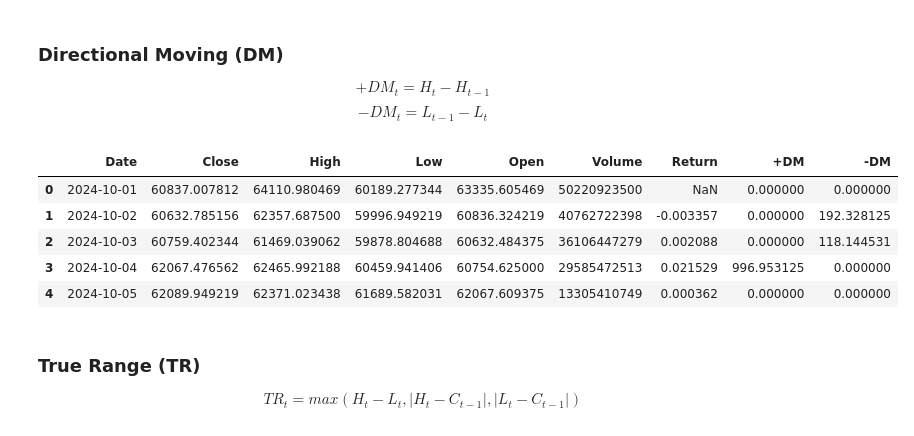
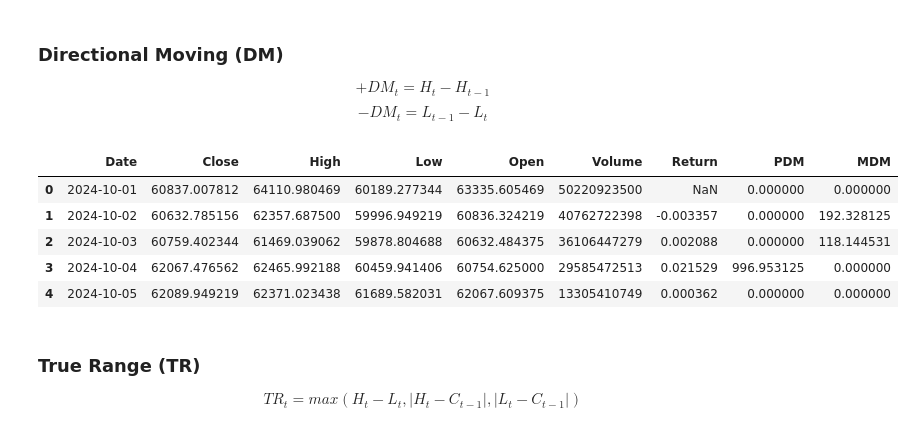
Before and after one commit to AminFiroozi/TA-HW3, a Jupyter notebook: HW3-401521471-AminFiroozi.ipynb, the cells around one changed output. Saved outputs shown, nothing was run; the diff lists cells and outputs as text; code cells hidden in the pictures.

Commit message:
Feat/final strategy (#5)
* feat: add final strategy

* chore: define constants for column names

* fix: delete backtesting

* fix: delete rl stuff

```diff
--- a/HW3-401521471-AminFiroozi.ipynb
+++ b/HW3-401521471-AminFiroozi.ipynb
@@ -29,3 +34,29 @@ END_DATE = "2025-10-01"
+# %%
+RETURN = 'Return'
+PLUS_DM = 'PDM'
+MINUS_DM = 'MDM'
+TR = 'TR'
+ATR = 'ATR'
+SMA_PLUS_DM = 'SMA+DM'
+SMA_MINUS_DM = 'SMA-DM'
+PLUS_DI = 'PDI'
+MINUS_DI = 'MDI'
+DX = 'DX'
+ADX = 'ADX'
+MARKET_STATE = 'MARKET_STATE'
+SMA_SHORT = 'SMA_SHORT'
+SMA_LONG = 'SMA_LONG'
+SMA_SIGNAL = 'SMA_SIGNAL'
+SMA_CROSSOVER = 'SMA_CROSSOVER'
+GAIN = 'GAIN'
+LOSS = 'LOSS'
+AVERAGE_GAIN = 'AVERAGE_GAIN'
+AVERAGE_LOSS = 'AVERAGE_LOSS'
+RS = 'RS'
+RSI = 'RSI'
+RSI_SIGNAL = 'RSI_SIGNAL'
+RSI_CROSSOVER = 'RSI_CROSSOVER'
+FINAL_STRATEGY = 'FINAL_STRATEGY'
 # %% [markdown]
 ## Indicator
 # %%
@@ -40,3 +75,5 @@ RSI_LOOKBACK = 14
+# %%
+pd.set_option('display.max_rows', 500)
 # %% [markdown]
 # Functions
 # %% [markdown]
@@ -90,31 +120,31 @@ $$ -DM_t = L_{t-1} - L_{t} $$
 # %%
 df['DMP'] = df['High'].diff()
 df['DMN'] = df['Low'].diff()
 
 def apply_dm_logic(row):
     dmp = row['DMP']
     dmn = row['DMN']
 
     dm_plus = dmp if dmp > 0 else 0
     dm_minus = -dmn if dmn < 0 else 0
 
     if dm_plus > 0 and dm_minus > 0:
         if dm_plus > dm_minus:
             dm_minus = 0
         else:
             dm_plus = 0
 
     return pd.Series({'DM_Plus': dm_plus, 'DM_Minus': dm_minus})
 
 dm_results = df.apply(apply_dm_logic, axis=1)
 
-df['+DM'] = dm_results['DM_Plus']
-df['-DM'] = dm_results['DM_Minus']
+df[PLUS_DM] = dm_results['DM_Plus']
+df[MINUS_DM] = dm_results['DM_Minus']
 
 df = df.drop(columns=['DMP', 'DMN'])
 df.head()
 # %% [output]
-|  | Date | Close | High | Low | Open | Volume | Return | +DM | -DM |
+|  | Date | Close | High | Low | Open | Volume | Return | PDM | MDM |
 | 0 | 2024-10-01 | 60837.007812 | 64110.980469 | 60189.277344 | 63335.605469 | 50220923500 | NaN | 0.000000 | 0.000000 |
 | 1 | 2024-10-02 | 60632.785156 | 62357.687500 | 59996.949219 | 60836.324219 | 40762722398 | -0.003357 | 0.000000 | 192.328125 |
 | 2 | 2024-10-03 | 60759.402344 | 61469.039062 | 59878.804688 | 60632.484375 | 36106447279 | 0.002088 | 0.000000 | 118.144531 |
```
Also changed, not shown: parts of 26 cells of this notebook, 2 other files.
